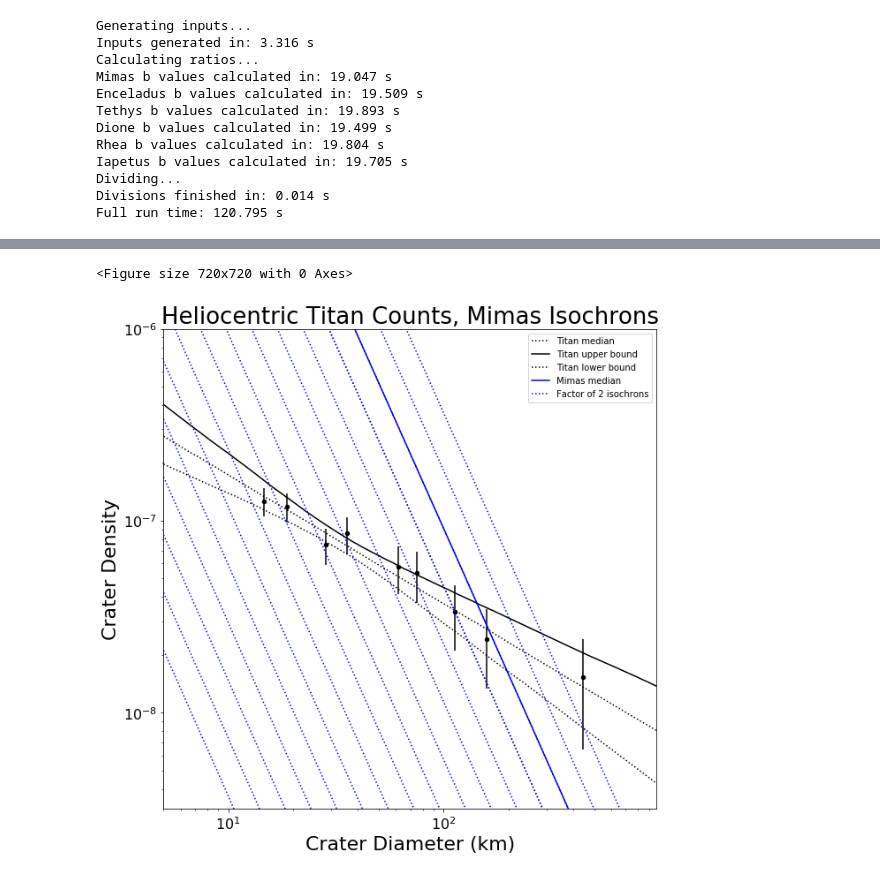
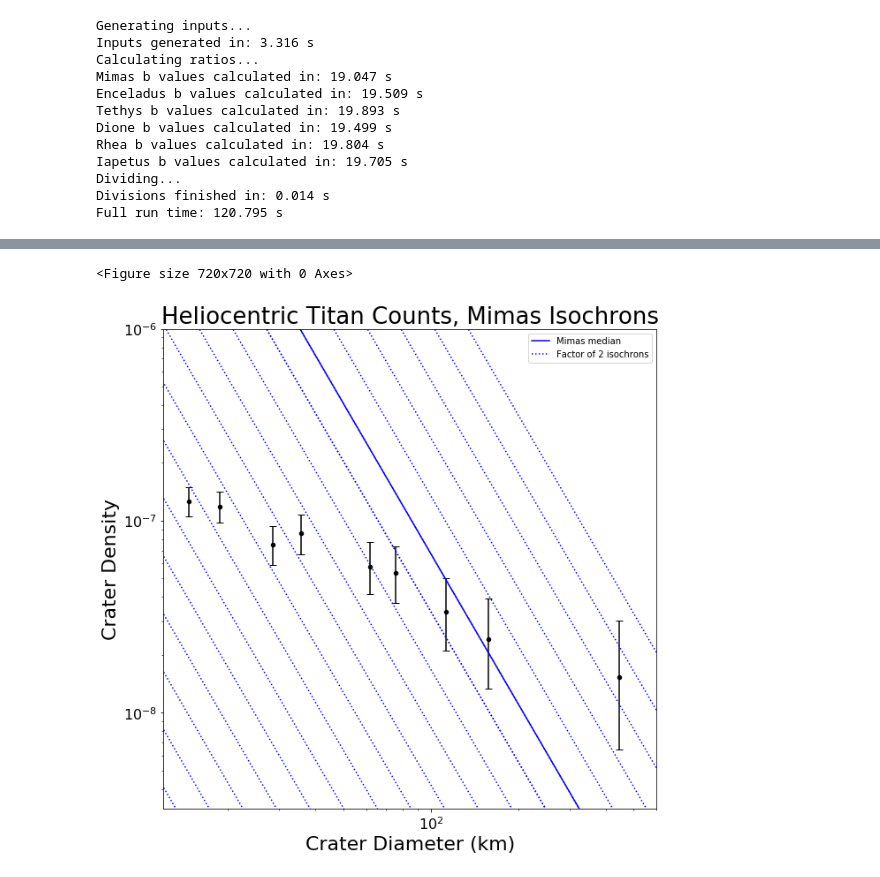
Before and after one commit to samwbell/saturn_counts, a Jupyter notebook: saturn_counts_clean.ipynb, the cells around one changed output, grey strips where cells are left out. Drawn from its saved outputs; the diff is of its cells as text; code cells hidden in the pictures.

```diff
--- a/saturn_counts_clean.ipynb
+++ b/saturn_counts_clean.ipynb
@@ -791,17 +1069,19 @@ def plot_mean_m_lines(bs_dict,binned_dict,key,ax = 'None',do_legend = True):
     mtitan = [10**get_percentile(titan_lines,xei,50.0) for xei in xe]
     utitan = [10**get_percentile(titan_lines,xei,84.1345) for xei in xe]
     ltitan = [10**get_percentile(titan_lines,xei,100.0-84.1345) for xei in xe]
-    mmoon = [np.mean([10**(m*xei + b) for m,b in bs_dict[key]]) for xei in xe]
+    mmoon = [np.median([10**(m*xei + b) for m,b in bs_dict[key]]) for xei in xe]
     umoon = [np.percentile([10**(m*xei + b) for m,b in bs_dict[key]], 100.0-84.1345) for xei in xe]
     lmoon = [np.percentile([10**(m*xei + b) for m,b in bs_dict[key]], 84.1345) for xei in xe]
     if ax == 'None':
         ax = binned_dict[key].plot(y='density_sf',x='D_sf',logx=True, logy=True, kind='scatter')
     else:
         binned_dict[key].plot(y='density_sf',x='D_sf',logx=True, logy=True, kind='scatter', ax=ax)
-    binned_dict[key].plot(y='density_sf',x='D_sf', yerr=(binned_dict[key][['lower_sf','upper_sf']].values.transpose()),
+    binned_dict[key].plot(y='density_sf',x='D_sf', \
+                          yerr=np.array([binned_dict[key][['lower_sf','upper_sf']].values.transpose()]),
                           logx=True, logy=True, kind='scatter',
                           ax=ax, color=color_dict[key], s=30)
-    titan_data.plot(y='density', x='D', yerr=(titan_data[['lower','upper']].values.transpose()), color='black', \
+    titan_data.plot(y='density', x='D', yerr=np.array([titan_data[['lower','upper']].values.transpose()]), \
+                    color='black', \
                     logx=True, logy=True, kind='scatter', ax=ax, s=30)
     pd.DataFrame({'Titan upper bound':utitan,'Titan median':mtitan,'Titan lower bound':ltitan},index=[10**i for i in xe]).plot(\
                     logx=True, logy=True, ax=ax, color='black',\
@@ -873,5 +1128,0 @@ plot_age_fraction_mean_m(bs_h48_dict,'Mimas')
-# %%
-ir_dict = ir_p65_dict
-key='Rhea'
-ir_dist = ir_dict[key]
-print(tuple(np.percentile(ir_dist,[100-84.1345,50,84.1345])))
@@ -880,12 +1129,12 @@ print(tuple(np.percentile(ir_dist,[100-84.1345,50,84.1345])))
 # %%
-def plot_iapetus_fraction(ir_dict,key,ax='None',do_print=True):
+def plot_iapetus_fraction(ir_dict,key,ax='None',do_print=True,n_bins=100):
     ir_dist = ir_dict[key]
     if do_print:
         print(tuple(np.percentile(ir_dist,[100-84.1345,50,84.1345])))
     if ax=='None':
         fig = plt.figure(figsize=(10,10))
         ax = fig.add_subplot(111)
-    Y,bin_edges=np.histogram(np.log10(ir_dist),100, density=True)
+    Y,bin_edges=np.histogram(np.log10(ir_dist),n_bins, density=True)
     bin_edges = 10**np.array(bin_edges)
     Y = np.array(Y)/max(Y)
     X =[np.mean([bin_edges[i], bin_edges[i+1]]) for i in list(range(len(bin_edges)-1))]
@@ -945,7 +1192,7 @@ for i in list(range(6)):
         ax = fig.add_subplot(231 + i)
         ir_dict = ir_dict_list[i]
         plt.rcParams['errorbar.capsize'] = 12
-        plt.rcParams['lines.linewidth'] = 4
+        #plt.rcParams['lines.linewidth'] = 4
         #ax = plot_iapetus_fraction(ir_dict,'Rhea')
         for key in set(cp_keys)-{'Iapetus-bright'}:
             plot_iapetus_fraction(ir_dict,key,ax=ax,do_print=False)
@@ -1191,31 +1438,29 @@ Run time: 183.55
 # %%
 fig=plt.figure(figsize=(10,10))
 key='Mimas'
-ax = binned_dict_h[key].plot(y='density_sfh',x='D_sfh',logx=True, logy=True, kind='scatter', color='white')
-#binned_dict_h[key].plot(y='density_sfh',x='D_sfh', yerr=(binned_dict_h[key][['lower_sfh','upper_sfh']].values.transpose()),
-                      #logx=True, logy=True, kind='scatter',
-                      #ax=ax, figsize=(10,10), color=color_dict[key])
-titan_data.plot(y='density', x='D', yerr=(titan_data[['lower','upper']].values.transpose()), color='black', \
+moon_lines = get_lines(binned_dict_h65,key,n)
+xe = np.arange(0.5,3,0.01)
+mmimas = [10**get_percentile(moon_lines,xei,50.0) for xei in xe]
+ax = binned_dict_h65[key].plot(y='density_sf',x='D_sf',logx=True, logy=True, kind='scatter', color='white')
+titan_data.plot(y='density', x='D', yerr=np.array([titan_data[['lower','upper']].values.transpose()]), color='black', \
                 logx=True, logy=True, kind='scatter', ax=ax, figsize=(10,10))
-pd.DataFrame({'Titan median':me,'Titan upper bound':ue,'Titan lower bound':le},index=[10**i for i in xe]).plot(\
-                logx=True, logy=True, ax=ax, figsize=(10,10), color='black',\
-                style=[':','-',':'], legend=True)
-pd.DataFrame({'1/' + str(2**i) + ' Mimas':np.array(mmimas)/2**i for i in list(range(-2,14))},index=[10**i for i in xe]).plot(\
+pd.DataFrame({'1/' + str(2**i) + ' Mimas':np.array(mmimas)/2**i for i in list(range(-5,15))},index=[10**i for i in xe]).plot(\
                 logx=True, logy=True, ax=ax, figsize=(10,10), color=color_dict[key],\
                 style=':', legend=False)
 pd.DataFrame({'Mimas median':mmimas},index=[10**i for i in xe]).plot(\
                 logx=True, logy=True, ax=ax, figsize=(10,10), color=color_dict[key],\
                 style='-', legend=True)
 pd.DataFrame({'Factor of 2 isochrons':np.array(mmimas)/2},index=[10**i for i in xe]).plot(\
                 logx=True, logy=True, ax=ax, figsize=(10,10), color=color_dict[key],\
                 style=':', legend=True)
 plt.xticks(size=16)
 plt.yticks(size=16)
 plt.ylim([10**-8.5,10**-6])
+plt.xlim([12,600])
 plt.xlabel('Crater Diameter (km)',size=22)
 plt.ylabel('Crater Density',size=22)
 plt.title('Heliocentric Titan Counts, Mimas Isochrons',size=26)
 fig.savefig('HeliocentricMimasIsochrons.pdf')
 # %% [output]
 <Figure size 720x720 with 0 Axes>
-[figure, old version]
+[figure, new version]
```
Also changed, not shown: parts of 68 cells of this notebook.
